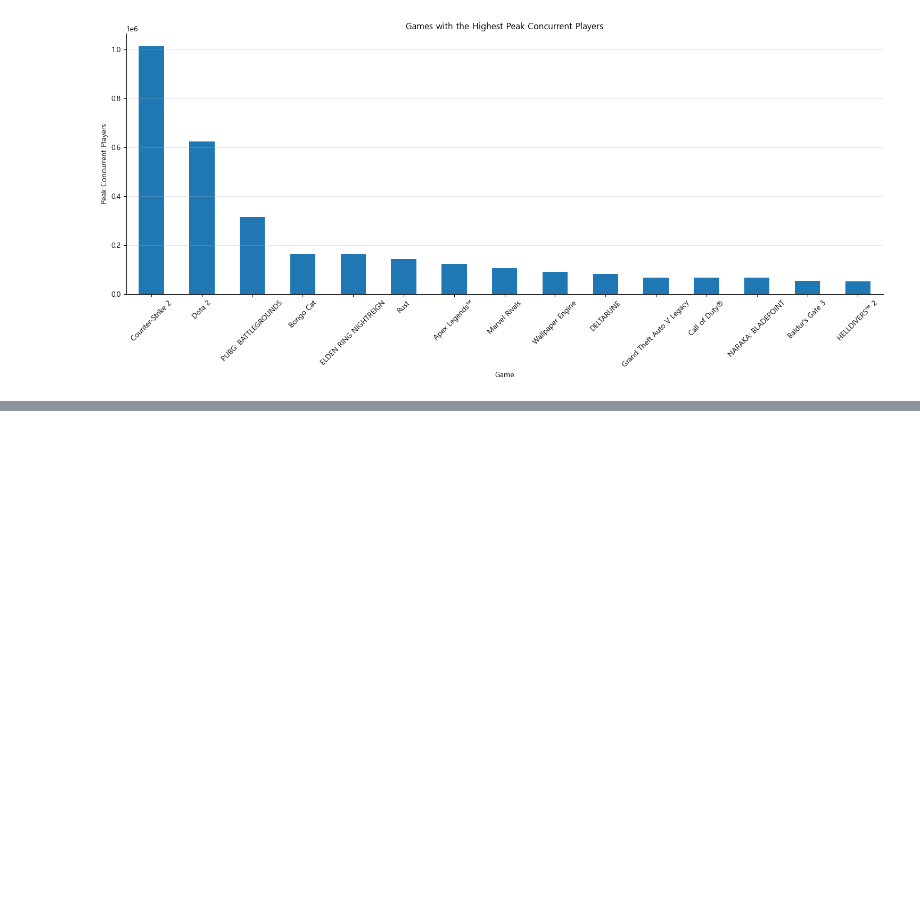
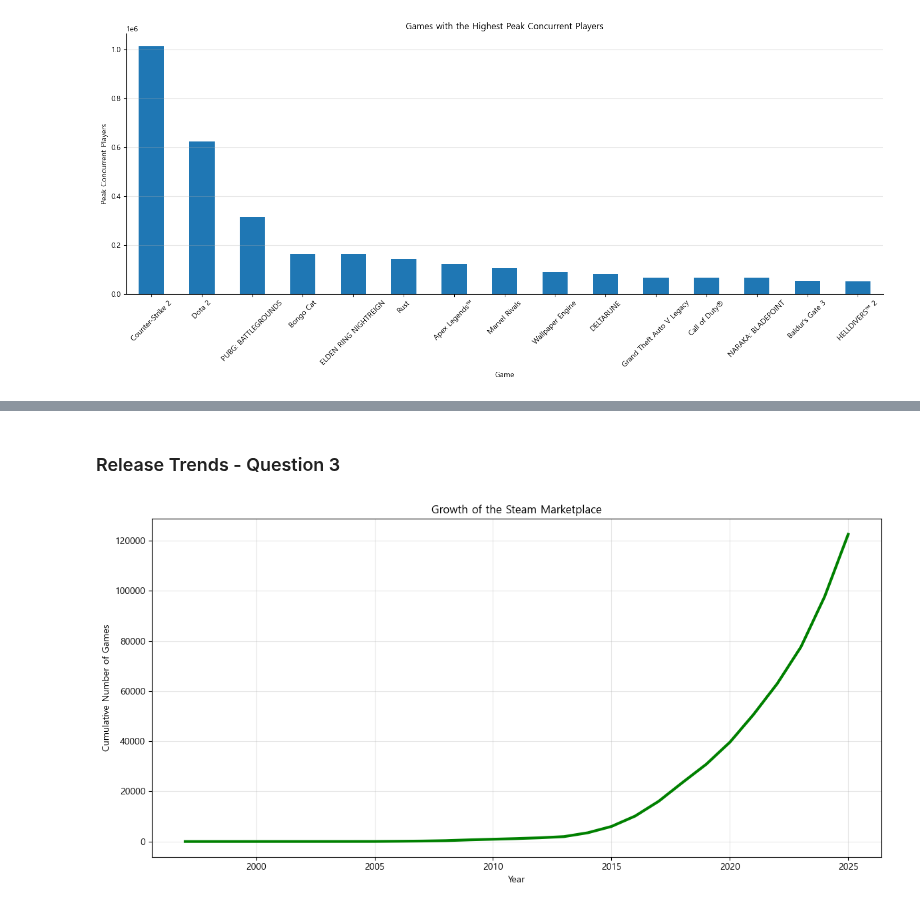
Before and after one commit to molikpunj/Steam-Games-Market-Analysis, a Jupyter notebook: Python/03_Exploratory_Data_Analysis.ipynb, the cells around one changed output, grey strips where cells are left out. Saved outputs shown, nothing was run; the diff lists cells and outputs as text; code cells hidden in the pictures; blank space fills up the shorter version.

```diff
--- a/Python/03_Exploratory_Data_Analysis.ipynb
+++ b/Python/03_Exploratory_Data_Analysis.ipynb
@@ -830,0 +906,32 @@ plt.show()
+# %% [markdown]
+### Release Trends - Question 3
+# %%
+cumulative = yearly_releases.copy()
+
+cumulative["Total Games"] = cumulative["Games Released"].cumsum()
+
+plt.figure(figsize=(12,6))
+
+plt.plot(
+    cumulative["Release Year"],
+    cumulative["Total Games"],
+    linewidth=3,
+    color="green"
+)
+
+plt.title("Growth of the Steam Marketplace")
+plt.xlabel("Year")
+plt.ylabel("Cumulative Number of Games")
+plt.grid(alpha=0.3)
+
+plt.tight_layout()
+
+plt.savefig(
+    "../Images/Release Trends/steam_market_growth.png",
+    dpi=300,
+    bbox_inches="tight"
+)
+
+plt.show()
+# %% [output]
+[figure, added]
```
Also changed, not shown: parts of 4 cells of this notebook, 4 other files.
